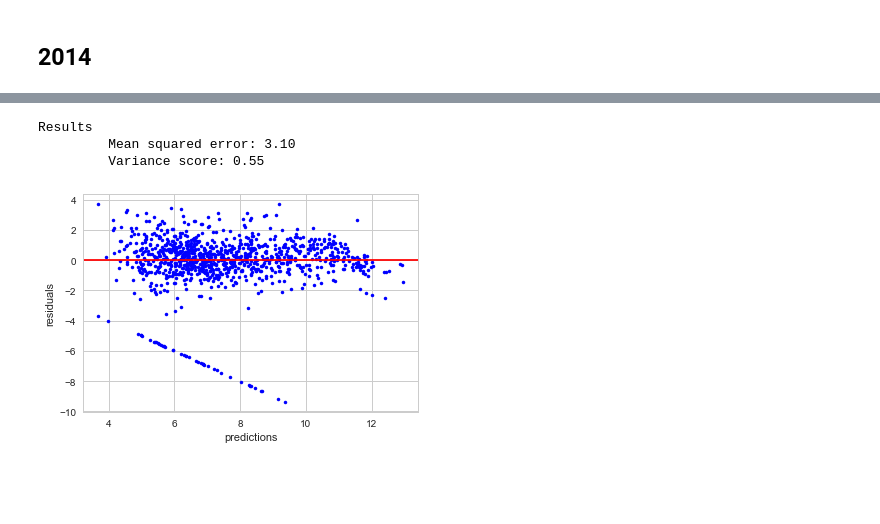
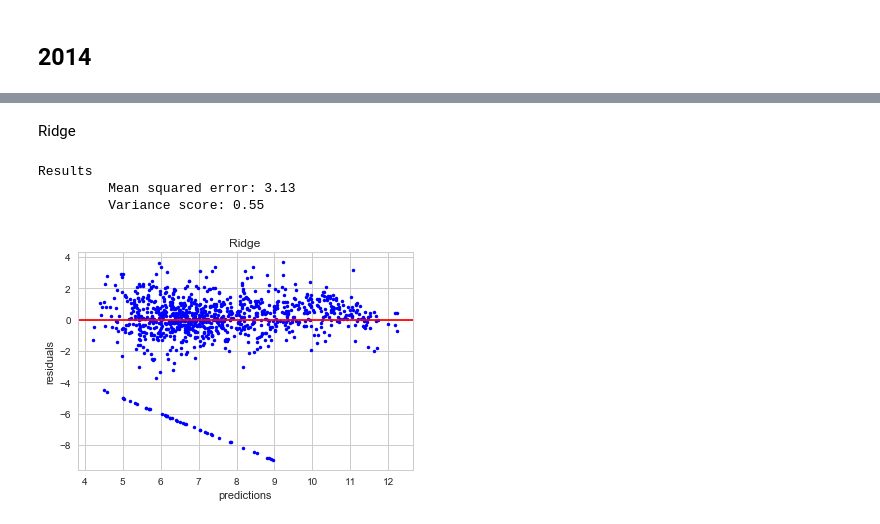
Before and after one commit to thiagonobrega/ml, a Jupyter notebook: VotingPrediction/notebook.ipynb, the cells around one changed output, grey strips where cells are left out. Cells and saved outputs as stored; diff of their text form; code cells hidden in the pictures; blank space fills up the shorter version.

```diff
--- a/VotingPrediction/notebook.ipynb
+++ b/VotingPrediction/notebook.ipynb
@@ -306,9 +303,2 @@ Results
 # %% [markdown]
 ## 2014
-# %%
-y_pred = RidgeModel.predict(Xv_14)
-plot_residuals_vs_fit(Xv_14, Yv_14, RidgeModel)
-
-print("Results")
-print("\t Mean squared error: %.2f" % mean_squared_error(Yv_14,y_pred))
-print('\t Variance score: %.2f' % r2_score(Yv_14,y_pred))
@@ -320,16 +305,12 @@ Results
-# %%
-RidgeModel14 = Ridge()
-RidgeModel14.fit(Xt_14,Yt_14)
-y_pred = RidgeModel14.predict(Xv_14)
-
-
-plot_residuals_vs_fit(Xv_14, Yv_14, RidgeModel14)
-
-print("Results")
-print("\t Mean squared error: %.2f" % mean_squared_error(Yv_14,y_pred))
-print('\t Variance score: %.2f' % r2_score(Yv_14,y_pred))
-# %% [output]
-Results
-         Mean squared error: 3.10
-         Variance score: 0.55
-[figure, removed]
+# %% [markdown]
+Ridge
+# %%
+results = []
+
+data = show_results("Ridge",RidgeModel,None,Xv_14, Yv_14,ret=True)
+results.append(data)
+# %% [output]
+Results
+         Mean squared error: 3.13
+         Variance score: 0.55
+[figure, added]
```
Also changed, not shown: parts of 20 cells of this notebook.
